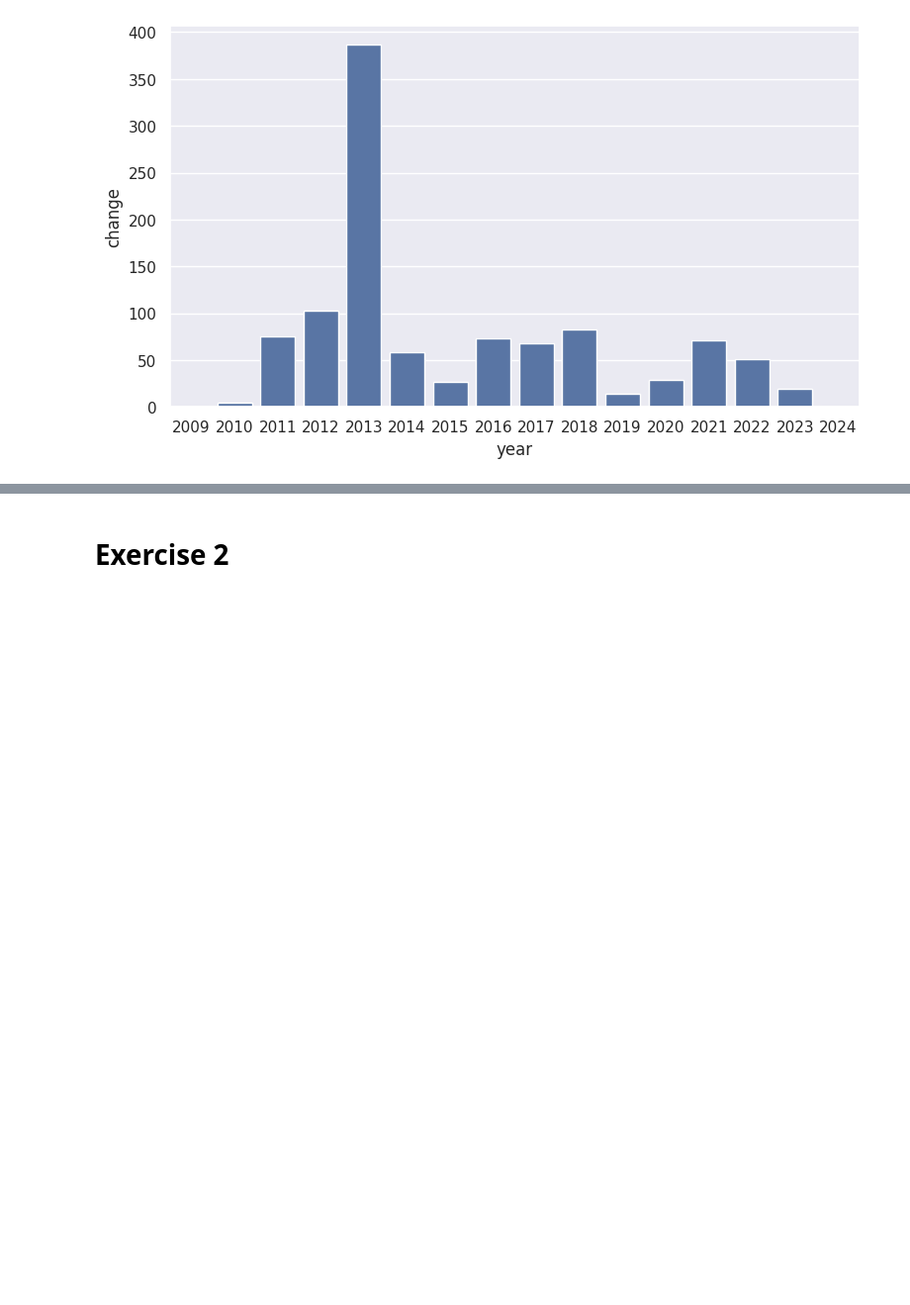
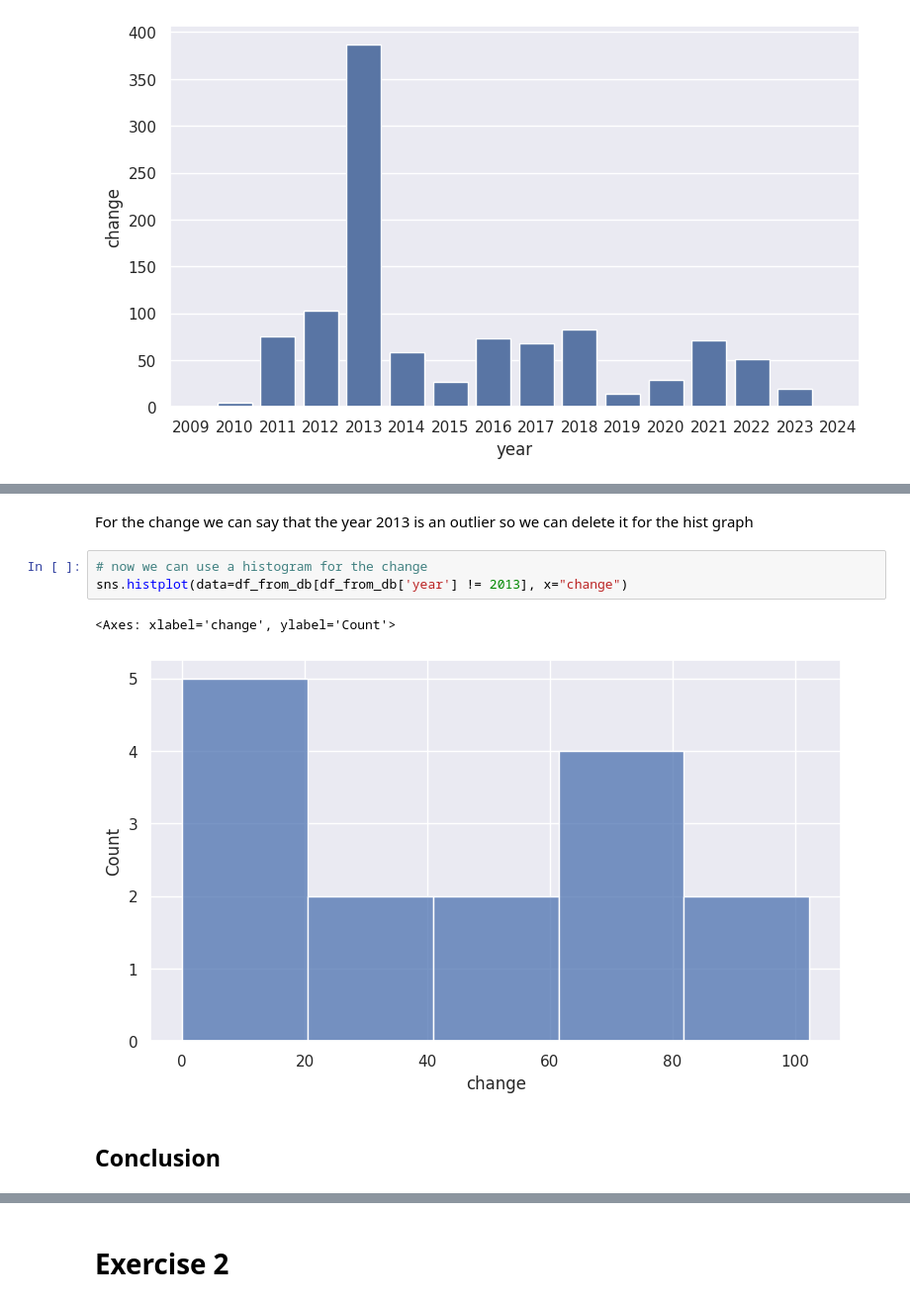
Before and after one commit to 4GeeksAcademy/alejandroNovellino-web-scraping-project-tutorial, a Jupyter notebook: src/explore.ipynb, the cells around one changed output, grey strips where cells are left out. Shown at 99% size. Drawn from its saved outputs; the diff is of its cells as text; blank space fills up the shorter version.

```diff
--- a/src/explore.ipynb
+++ b/src/explore.ipynb
@@ -154,0 +161,10 @@ sns.barplot(df_from_db, x="year", y="change")
+# %% [markdown]
+For the change we can say that the year 2013 is an outlier so we can delete it for the hist graph
+# %%
+# now we can use a histogram for the change
+sns.histplot(data=df_from_db[df_from_db['year'] != 2013], x="change")
+# %% [output]
+<Axes: xlabel='change', ylabel='Count'>
+[figure, added]
+# %% [markdown]
+## Conclusion
```
Also changed, not shown: parts of 10 cells of this notebook, 2 other files.
